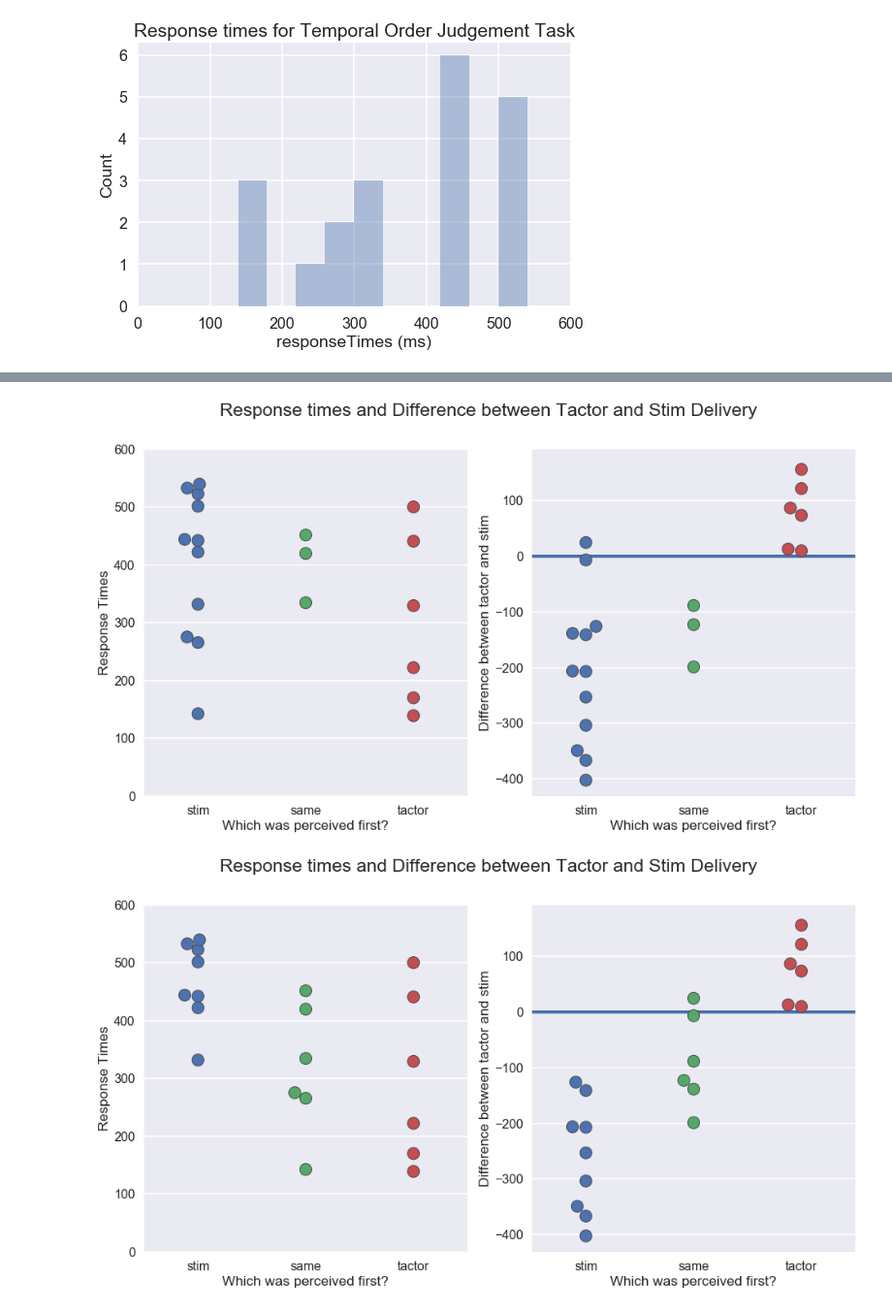
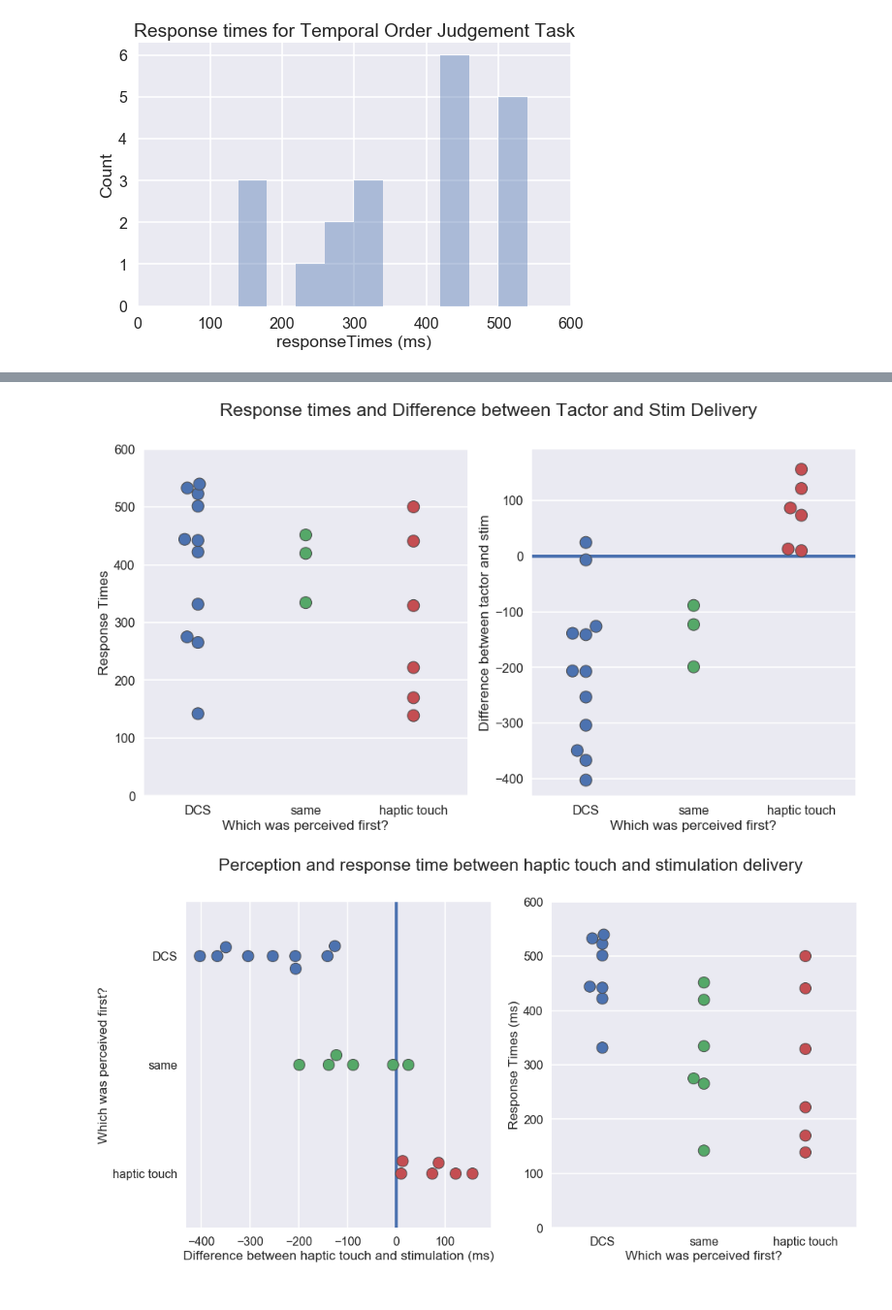
Before and after one commit to davidjuliancaldwell/StimulationResponseTimingPython, a Jupyter notebook: a1355e_tempOrderJudge.ipynb, the cells around one changed output, grey strips where cells are left out. Shown at 97% size. Cells and saved outputs as stored; diff of their text form; code cells hidden in the pictures.

```diff
--- a/a1355e_tempOrderJudge.ipynb
+++ b/a1355e_tempOrderJudge.ipynb
@@ -97,7 +97,7 @@ responseTimes = TOJmat['responseTimes']
 t = TOJmat['t']
 epochedTactor = TOJmat['epochedTactor']
 
-map_dict = {0: "tactor",1: "stim",2:"same"}
+map_dict = {0: "haptic touch",1: "DCS",2:"same"}
 
 data = pd.DataFrame({'responseTimes (ms)':1e3*responseTimes,
                      'tactorStimDiff (ms)':-1e3*tactorStimDiff,
@@ -188,24 +189,28 @@ ax[1].set_xlabel('Which was perceived first?')
 ax[1].set_ylabel('Difference between tactor and stim')
 ax[1].axhline(y=0,linewidth=4)
 plt.suptitle('Response times and Difference between Tactor and Stim Delivery')
-plt.savefig('TOJ_a1355e_both_calculated.png',dpi=600)
+plt.savefig('TOJ_a1355e_both_calculated_v2.png',dpi=600)
 # %% [output]
-[figure, old version]
+[figure, new version]
 # %%
 fig, ax = plt.subplots(1, 2,figsize=(16,8))
-sns.swarmplot(x="firstFeelNameSame", y="responseTimes (ms)", data=data,linewidth=1,size=15,ax=ax[0]);
-ax[0].set_xlabel('Which was perceived first?')
-ax[0].set_ylabel('Response Times')
-ax[0].set_ylim([0,600])
 
-sns.swarmplot(x="firstFeelNameSame", y="tactorStimDiff (ms)", data=data,linewidth=1,size=15,ax=ax[1]);
+
+sns.swarmplot(y="firstFeelNameSame", x="tactorStimDiff (ms)", data=data,linewidth=1,size=15,ax=ax[0]);
+ax[0].set_ylabel('Which was perceived first?')
+ax[0].set_xlabel('Difference between haptic touch and stimulation (ms)')
+ax[0].axvline(x=0,linewidth=4)
+
+sns.swarmplot(x="firstFeelNameSame", y="responseTimes (ms)", data=data,linewidth=1,size=15,ax=ax[1]);
+#ax[1].axis.set_visible(False)
 ax[1].set_xlabel('Which was perceived first?')
-ax[1].set_ylabel('Difference between tactor and stim')
-ax[1].axhline(y=0,linewidth=4)
-plt.suptitle('Response times and Difference between Tactor and Stim Delivery')
-plt.savefig('TOJ_a1355e_both_calculatedSame.png',dpi=600)
+ax[1].set_ylabel('Response Times (ms)')
+ax[1].set_ylim([0,600])
+
+plt.suptitle('Perception and response time between haptic touch and stimulation delivery')
+plt.savefig('TOJ_a1355e_both_calculatedSame_v2.png',dpi=600)
 # %% [output]
-[figure, old version]
+[figure, new version]
 # %%
 dfGroup = data.groupby(['firstFeelNameSame']).describe()
 dfGroup[['tactorStimDiff (ms)','responseTimes (ms)']]
```
Also changed, not shown: parts of 11 cells of this notebook, 2 other files.
